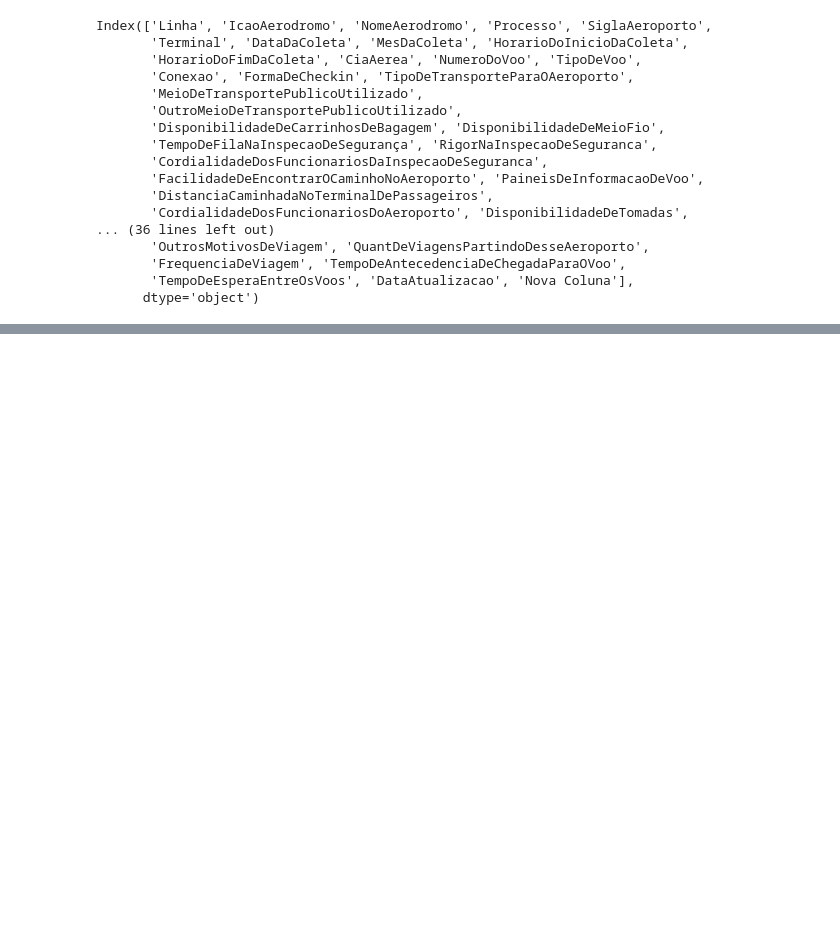
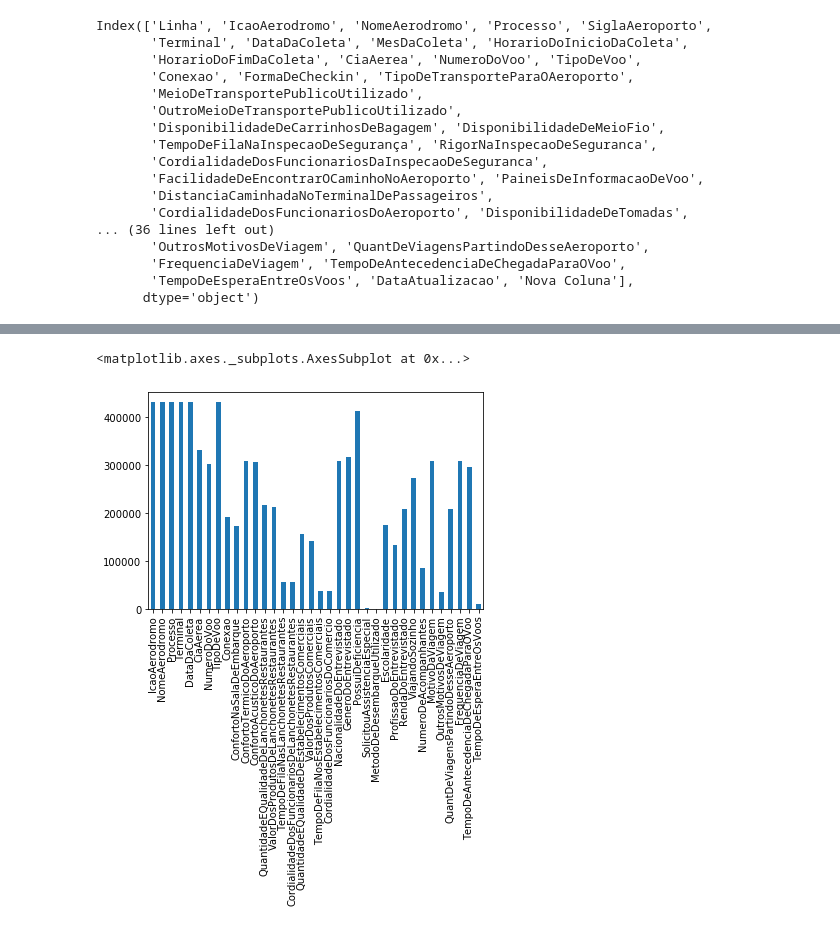
Before and after one commit to LeniceMirian/CAP394, a Jupyter notebook: Operating Performance_Airport Commercial Indicators.ipynb, the cells around one changed output, grey strips where cells are left out. Cells and saved outputs as stored; diff of their text form; code cells hidden in the pictures; blank space fills up the shorter version.

```diff
--- a/Operating Performance_Airport Commercial Indicators.ipynb
+++ b/Operating Performance_Airport Commercial Indicators.ipynb
@@ -239,0 +224,6 @@ Name: ValorDosProdutosComerciais, dtype: int64
+# %%
+# Count non-null data
+newdf.count().plot.bar()
+# %% [output]
+<matplotlib.axes._subplots.AxesSubplot at 0x...>
+[figure, added]
```
Also changed, not shown: parts of 29 cells of this notebook.
